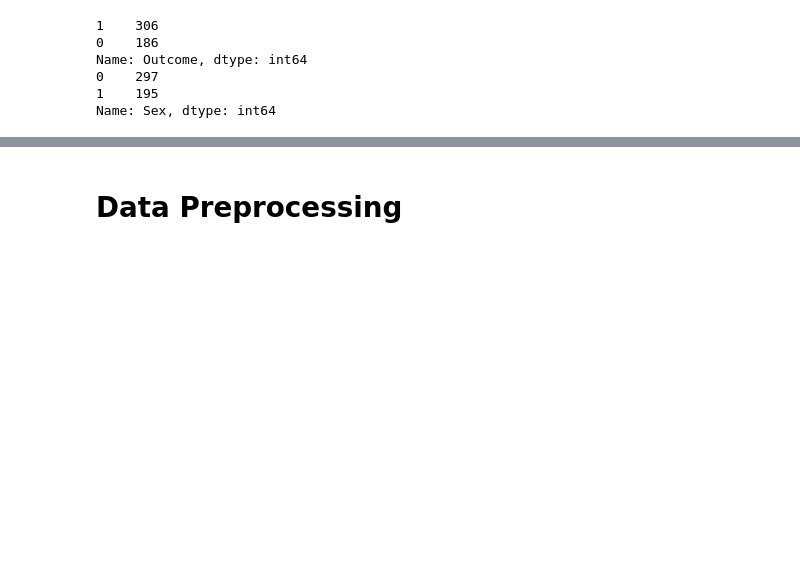
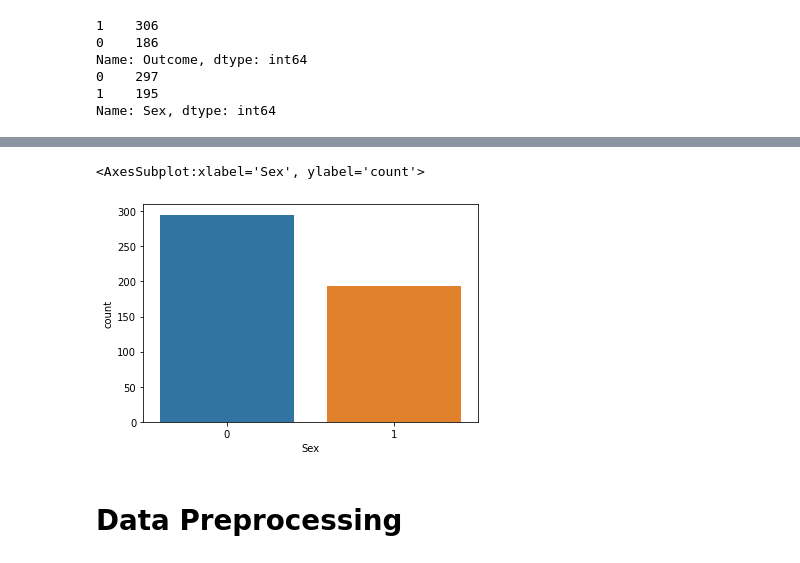
Before and after one commit to ashu741/MiniProject_5th_Sem_2015202, a Jupyter notebook: AshutoshKumarGupta_5thSem_Miniproject_2015202.ipynb, the cells around one changed output, grey strips where cells are left out. Drawn from its saved outputs; the diff is of its cells as text; code cells hidden in the pictures; blank space fills up the shorter version.

```diff
--- a/AshutoshKumarGupta_5thSem_Miniproject_2015202.ipynb
+++ b/AshutoshKumarGupta_5thSem_Miniproject_2015202.ipynb
@@ -64,3 +69,8 @@ Name: Sex, dtype: int64
+# %%
+sns.countplot(dataset['Sex'])
+# %% [output]
+<AxesSubplot:xlabel='Sex', ylabel='count'>
+[figure, added]
 # %% [markdown]
 # Data Preprocessing
 # %%
```
Also changed, not shown: parts of 12 cells of this notebook.
